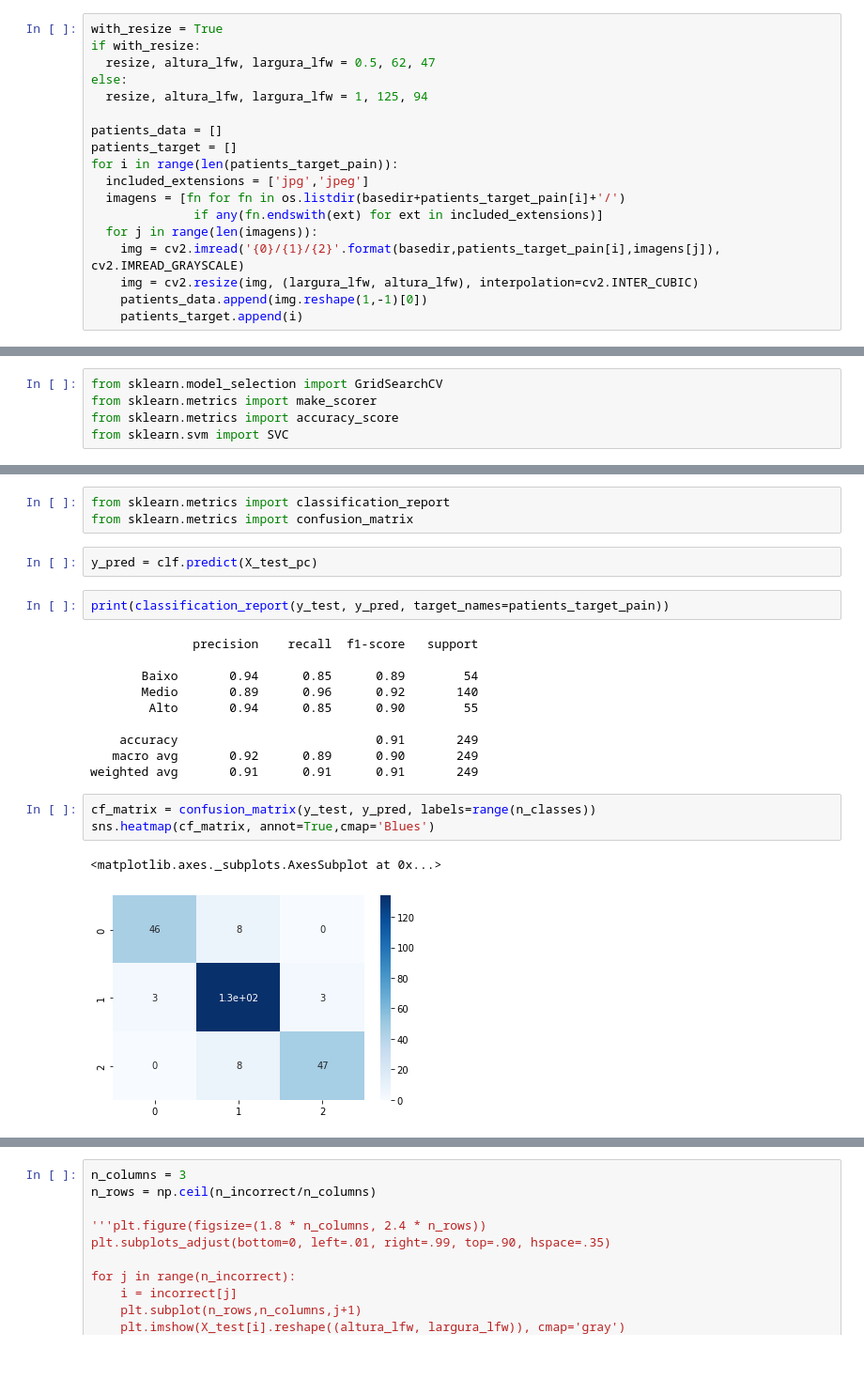
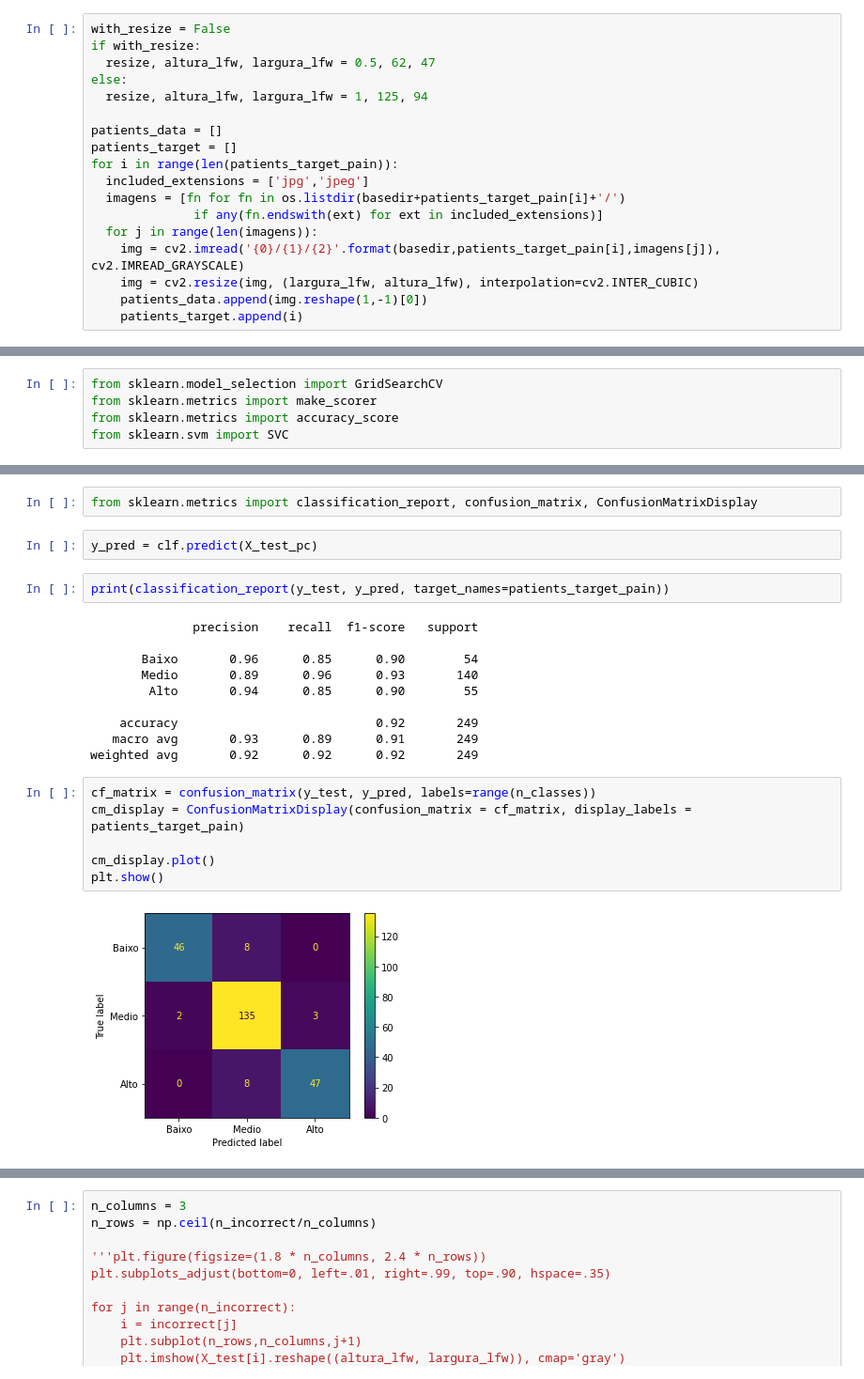
Before and after one commit to vinidm/TCC-PMR-IA-para-esforco, a Jupyter notebook: SVM/Classificador_SVM_Gaussiano.ipynb, the cells around one changed output, grey strips where cells are left out. Shown at 94% size. Drawn from its saved outputs; the diff is of its cells as text.

Commit message:
Update for better confusion matrix plotting
Update for better confusion matrix plotting

```diff
--- a/SVM/Classificador_SVM_Gaussiano.ipynb
+++ b/SVM/Classificador_SVM_Gaussiano.ipynb
@@ -66,7 +65,7 @@ basedir = 'gdrive/Shareddrives/TCC_MLR-Guilherme_Vinicius/Notebooks/Files/Train/
 # %% [output]
 Alto  Baixo  Medio
 # %%
-with_resize = True
+with_resize = False
 if with_resize:
   resize, altura_lfw, largura_lfw = 0.5, 62, 47
 else:
@@ -167,6 +166,5 @@ SVC(C=5, class_weight='balanced', gamma=0.005)
 # %%
-from sklearn.metrics import classification_report
-from sklearn.metrics import confusion_matrix
+from sklearn.metrics import classification_report, confusion_matrix, ConfusionMatrixDisplay
 # %%
 y_pred = clf.predict(X_test_pc)
 # %%
@@ -174,19 +172,21 @@ print(classification_report(y_test, y_pred, target_names=patients_target_pain))
 # %% [output]
               precision    recall  f1-score   support
 
-       Baixo       0.94      0.85      0.89        54
-       Medio       0.89      0.96      0.92       140
+       Baixo       0.96      0.85      0.90        54
+       Medio       0.89      0.96      0.93       140
         Alto       0.94      0.85      0.90        55
 
-    accuracy                           0.91       249
-   macro avg       0.92      0.89      0.90       249
-weighted avg       0.91      0.91      0.91       249
+    accuracy                           0.92       249
+   macro avg       0.93      0.89      0.91       249
+weighted avg       0.92      0.92      0.92       249
 # %%
 cf_matrix = confusion_matrix(y_test, y_pred, labels=range(n_classes))
-sns.heatmap(cf_matrix, annot=True,cmap='Blues')
+cm_display = ConfusionMatrixDisplay(confusion_matrix = cf_matrix, display_labels = patients_target_pain)
+
+cm_display.plot()
+plt.show()
 # %% [output]
-<matplotlib.axes._subplots.AxesSubplot at 0x...>
-[figure, old version]
+[figure, new version]
 # %%
 correct = []
 incorrect = []
```
Also changed, not shown: parts of 4 cells of this notebook, 1 other file.
